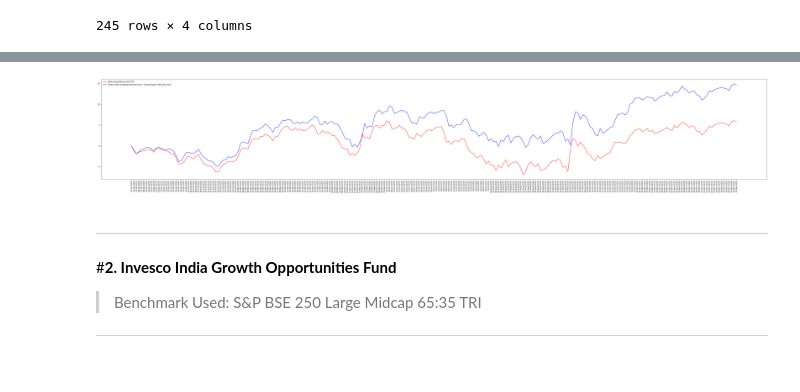
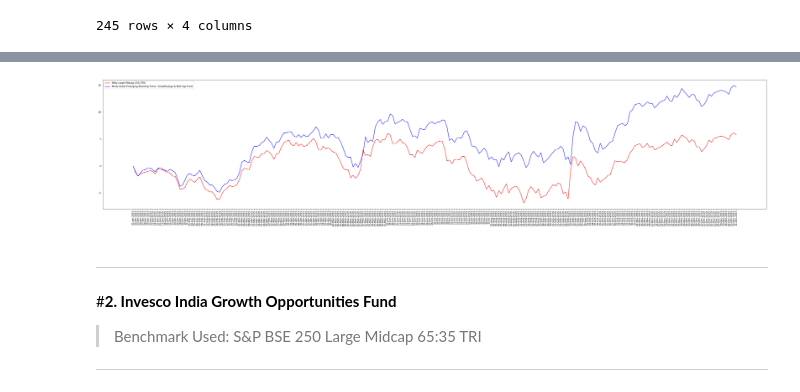
Before and after one commit to Drila42/UG-3, a Jupyter notebook: My_proj_SR_sir_.ipynb, the cells around one changed output, grey strips where cells are left out. Drawn from its saved outputs; the diff is of its cells as text; code cells hidden in the pictures.

```diff
--- a/My_proj_SR_sir_.ipynb
+++ b/My_proj_SR_sir_.ipynb
@@ -27,16 +31,36 @@ from datetime import date
 from pandas_datareader import data, wb
 import pandas_datareader
 # %%
-f1= q.get("AMFI/112932", authtoken="v6ZUcZ4pHf2aHfWF7n1i", start_date='2019-01-01', end_date='2019-12-31')
+f1=q.get("AMFI/112932", authtoken="Yx_8GY4NygXi76GRDTMR", start_date='2019-01-01', end_date='2019-12-31')
 i1=pd.read_csv("https://raw.githubusercontent.com/Drila42/UG-3/master/nulltri01-01-2019-31-12-2019.csv")
-f2=q.get("AMFI/106144", authtoken="v6ZUcZ4pHf2aHfWF7n1i", start_date='2019-01-01', end_date='2019-12-31')
+f2=q.get("AMFI/106144", authtoken="Yx_8GY4NygXi76GRDTMR", start_date='2019-01-01', end_date='2019-12-31')
 i2=pd.read_csv("https://raw.githubusercontent.com/Drila42/UG-3/master/I2.%20S%26P%20BSE%20250%20Large%20Midcap%2065_35%20TRI%20-%20CSVForDate.csv")
-f3=q.get("AMFI/101824", authtoken="v6ZUcZ4pHf2aHfWF7n1i", start_date='2019-01-01', end_date='2019-12-31')
+f3=q.get("AMFI/101824", authtoken="Yx_8GY4NygXi76GRDTMR", start_date='2019-01-01', end_date='2019-12-31')
 i3=pd.read_csv("https://raw.githubusercontent.com/Drila42/UG-3/master/I3.%20S%26P%20BSE%20200%20-%20CSVForDate.csv")
-f4=q.get("AMFI/105001", authtoken="v6ZUcZ4pHf2aHfWF7n1i", start_date='2019-01-01', end_date='2019-12-31')
+f4=q.get("AMFI/105001", authtoken="Yx_8GY4NygXi76GRDTMR", start_date='2019-01-01', end_date='2019-12-31')
 i4=pd.read_csv("https://raw.githubusercontent.com/Drila42/UG-3/master/I4.%20NIFTY50tri%20-%20NIFTY50tri01-01-2019-31-12-2019.csv")
-f5=q.get("AMFI/140172", authtoken="v6ZUcZ4pHf2aHfWF7n1i", start_date='2019-01-01', end_date='2019-12-31')
+f5=q.get("AMFI/140172", authtoken="Yx_8GY4NygXi76GRDTMR", start_date='2019-01-01', end_date='2019-12-31')
 i5=pd.read_csv("https://raw.githubusercontent.com/Drila42/UG-3/master/I4.%20NIFTY50tri%20-%20NIFTY50tri01-01-2019-31-12-2019.csv")
+
+f6=q.get("AMFI/135678", authtoken="Yx_8GY4NygXi76GRDTMR", start_date='2019-01-01', end_date='2019-12-31')
+f7=q.get("AMFI/103234", authtoken="Yx_8GY4NygXi76GRDTMR", start_date='2019-01-01', end_date='2019-12-31')
+f8=q.get("AMFI/133710", authtoken="Yx_8GY4NygXi76GRDTMR", start_date='2019-01-01', end_date='2019-12-31')
+f9=q.get("AMFI/104479", authtoken="Yx_8GY4NygXi76GRDTMR", start_date='2019-01-01', end_date='2019-12-31')
+f10=q.get("AMFI/139529", authtoken="Yx_8GY4NygXi76GRDTMR", start_date='2019-01-01', end_date='2019-12-31')
+f12=q.get("AMFI/105758", authtoken="Yx_8GY4NygXi76GRDTMR", start_date='2019-01-01', end_date='2019-12-31')
+f14=q.get("AMFI/120596", authtoken="Yx_8GY4NygXi76GRDTMR", start_date='2019-01-01', end_date='2019-12-31')
+f15=q.get("AMFI/118419", authtoken="Yx_8GY4NygXi76GRDTMR", start_date='2019-01-01', end_date='2019-12-31')
+f16=q.get("AMFI/119436", authtoken="Yx_8GY4NygXi76GRDTMR", start_date='2019-01-01', end_date='2019-12-31')
+f17=q.get("AMFI/119350", authtoken="Yx_8GY4NygXi76GRDTMR", start_date='2019-01-01', end_date='2019-12-31')
+f18=q.get("AMFI/119397", authtoken="Yx_8GY4NygXi76GRDTMR", start_date='2019-01-01', end_date='2019-12-31')
+f19=q.get("AMFI/102883", authtoken="Yx_8GY4NygXi76GRDTMR", start_date='2019-01-01', end_date='2019-12-31')
+f20=q.get("AMFI/118678", authtoken="Yx_8GY4NygXi76GRDTMR", start_date='2019-01-01', end_date='2019-12-31')
+f21=q.get("AMFI/100664", authtoken="Yx_8GY4NygXi76GRDTMR", start_date='2019-01-01', end_date='2019-12-31')
+f22=q.get("AMFI/145110", authtoken="Yx_8GY4NygXi76GRDTMR", start_date='2019-01-01', end_date='2019-12-31')
+f24=q.get("AMFI/146771", authtoken="Yx_8GY4NygXi76GRDTMR", start_date='2019-01-01', end_date='2019-12-31')
+f25=q.get("AMFI/147840", authtoken="Yx_8GY4NygXi76GRDTMR", start_date='2019-01-01', end_date='2019-12-31')
+f26=q.get("AMFI/147704", authtoken="Yx_8GY4NygXi76GRDTMR", start_date='2019-01-01', end_date='2019-12-31')
+f27=q.get("AMFI/147748", authtoken="Yx_8GY4NygXi76GRDTMR", start_date='2019-01-01', end_date='2019-12-31')
 # %% [markdown]
 ********************************************************************************
 #**1. Mirae Asset Emerging Bluechip fund**
@@ -85,13 +93,13 @@ i1
 # %%
-plt.figure(figsize=(65,10))
+plt.figure(figsize=(50,10))
 plt.plot(i1["Date"],i1["%Change"],'r')
 plt.plot(i1["Date"],f1["%Change"], 'b')
 plt.xticks(rotation=90)
 plt.gca().legend(('Nifty Large Midcap 250 (TRI)','Mirae Asset Emerging Bluechip Fund - GrowthLarge & Mid Cap Fund'))
 
 plt.show()
 # %% [output]
-[figure, old version]
+[figure, new version]
 # %% [markdown]
 ********************************************************************************
 #**2. Invesco India Growth Opportunities Fund**
```
Also changed, not shown: parts of 22 cells of this notebook.
